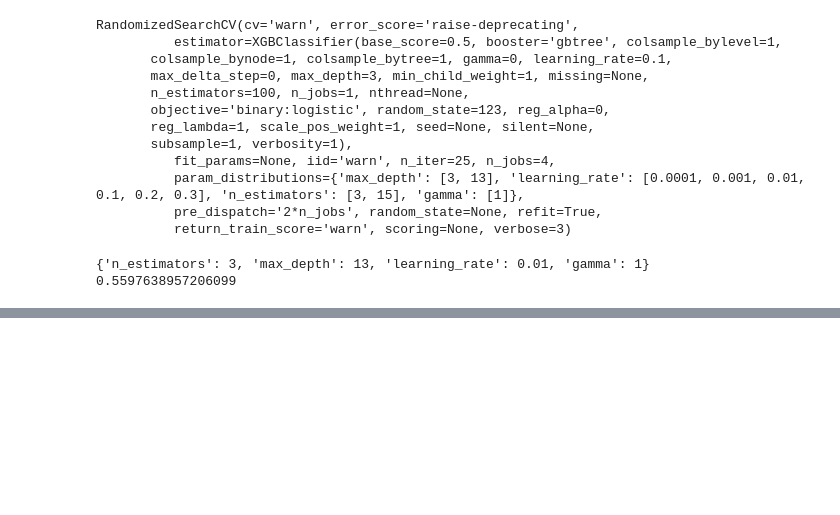
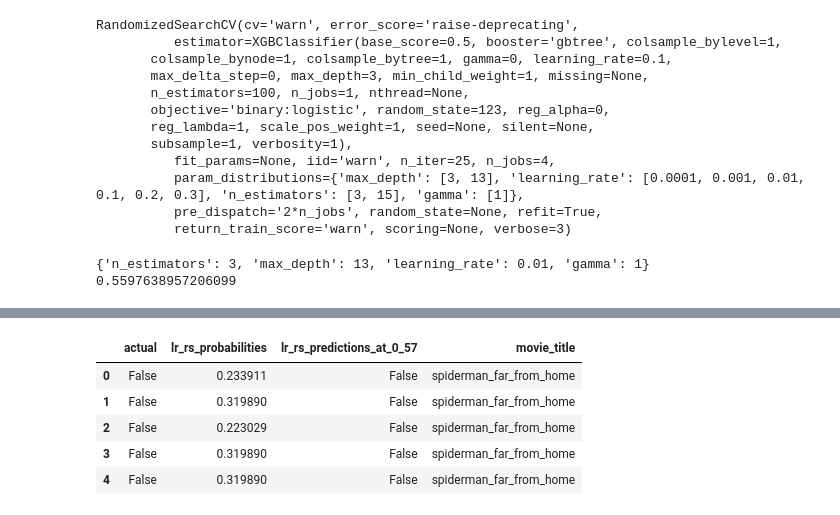
Before and after one commit to matthewzapata/twitter-trigger-warnings, a Jupyter notebook: modeling_with_bigrams.ipynb, the cells around one changed output, grey strips where cells are left out. Drawn from its saved outputs; the diff is of its cells as text; code cells hidden in the pictures; blank space fills up the shorter version.

Commit message:
Finish LR model evaluation on train set. With decision threshold adjustment and prediction aggregation.

```diff
--- a/modeling_with_bigrams.ipynb
+++ b/modeling_with_bigrams.ipynb
@@ -373,0 +397,2 @@ Accuracy was 0.59. Second best was KNN, 0.56.
+# %%
+train.actual = train.actual.astype('bool')
@@ -373,0 +405,6 @@ Accuracy was 0.59. Second best was KNN, 0.56.
+# %%
+has_scene_titles_train = has_scene_df.loc[:index_of_last_has_scene_movie_in_train].iloc[:,-1]
+has_scene_titles_test = has_scene_df.loc[index_of_last_has_scene_movie_in_train + 1:].iloc[:,-1]
+# %%
+no_scene_titles_train = no_scene_df.loc[:index_of_last_no_scene_movie_in_train].iloc[:,-1]
+no_scene_titles_test =  no_scene_df.loc[index_of_last_no_scene_movie_in_train + 1:].iloc[:,-1]
@@ -373,0 +428,12 @@ Accuracy was 0.59. Second best was KNN, 0.56.
+# %%
+train['movie_title'] = pd.concat([no_scene_titles_train, has_scene_titles_train])
+test['movie_title'] = pd.concat([no_scene_titles_test, has_scene_titles_test])
+# %%
+train.head()
+# %% [output]
+|  | actual | lr_rs_probabilities | lr_rs_predictions_at_0_57 | movie_title |
+| 0 | False | 0.233911 | False | spiderman_far_from_home |
+| 1 | False | 0.319890 | False | spiderman_far_from_home |
+| 2 | False | 0.223029 | False | spiderman_far_from_home |
+| 3 | False | 0.319890 | False | spiderman_far_from_home |
+| 4 | False | 0.319890 | False | spiderman_far_from_home |
```
Also changed, not shown: parts of 15 cells of this notebook.
